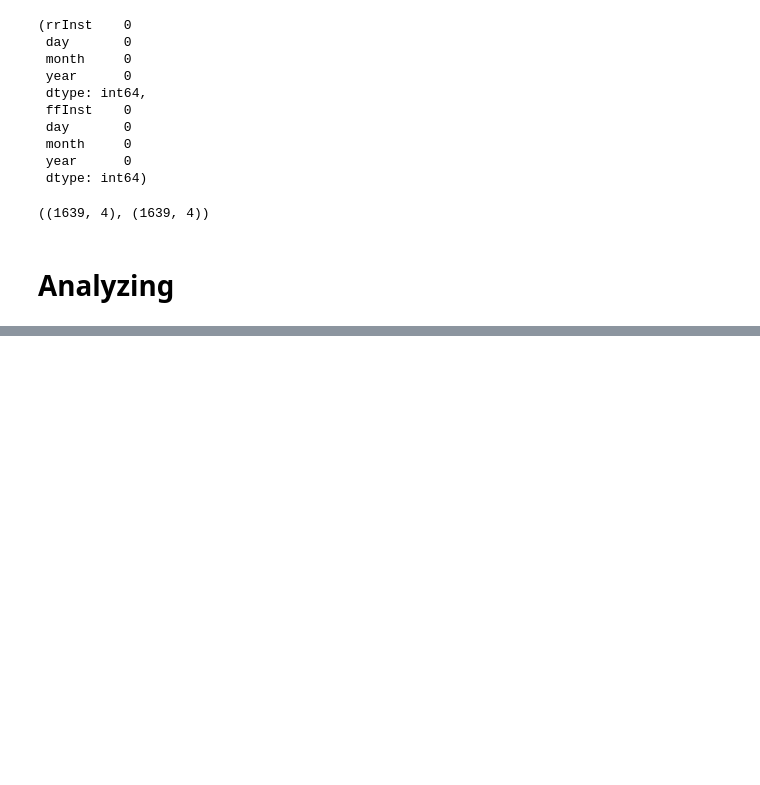
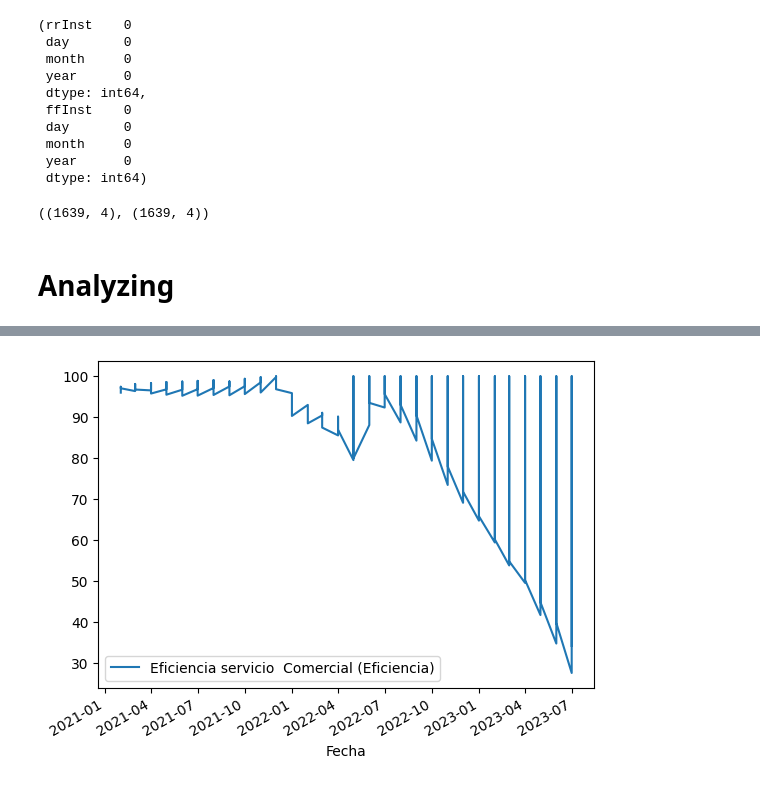
Before and after one commit to sebastiantare/climateimpactelectricanalysis, a Jupyter notebook: Notebook.ipynb, the cells around one changed output, grey strips where cells are left out. Saved outputs shown, nothing was run; the diff lists cells and outputs as text; code cells hidden in the pictures; blank space fills up the shorter version.

```diff
--- a/Notebook.ipynb
+++ b/Notebook.ipynb
@@ -283,0 +444,3 @@ plot_df.to_csv('plot-df-climate.csv')
+# %%
+df_reclamos = pd.read_csv('./coelcha/reclamos_clean.csv')
+df_reclamos.head()
@@ -283,0 +501,2 @@ plot_df.to_csv('plot-df-climate.csv')
+# %%
+df_reclamos['Fecha'] = pd.to_datetime(df_reclamos['Fecha'])
@@ -283,0 +517,4 @@ plot_df.to_csv('plot-df-climate.csv')
+# %%
+df_reclamos.plot(x='Fecha', y='Eficiencia servicio  Comercial (Eficiencia)');
+# %% [output]
+[figure, added]
```
Also changed, not shown: parts of 34 cells of this notebook.
